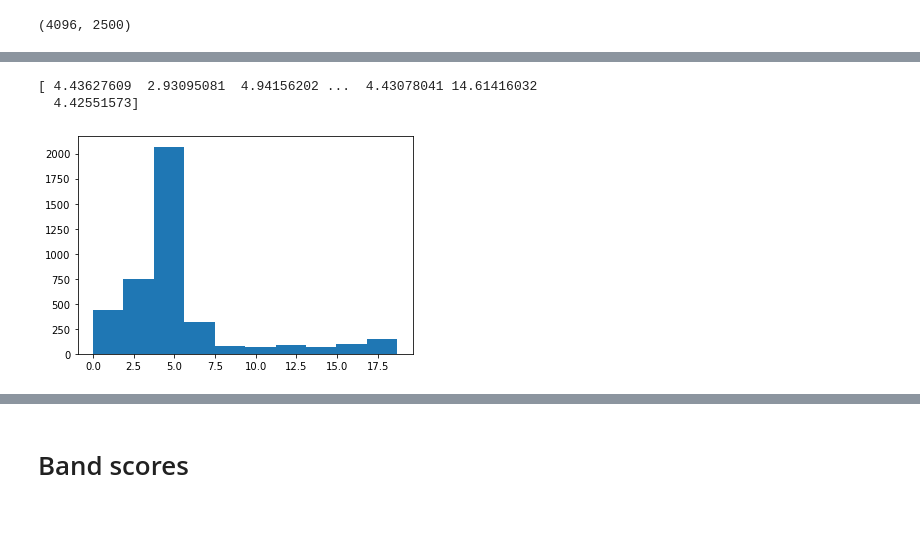
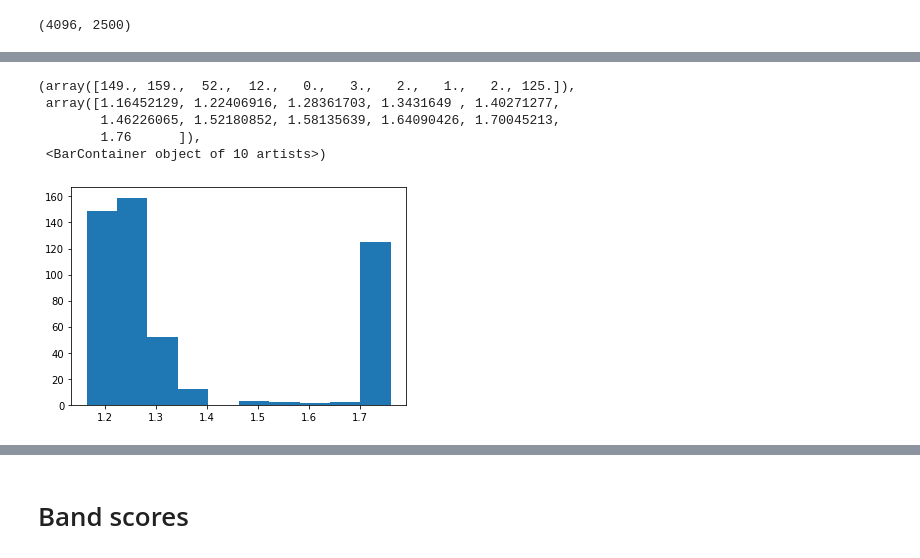
Before and after one commit to Coco233333/grid-pattern-formation, a Jupyter notebook: inspect_model.ipynb, the cells around one changed output, grey strips where cells are left out. Saved outputs shown, nothing was run; the diff lists cells and outputs as text; code cells hidden in the pictures; blank space fills up the shorter version.

```diff
--- a/inspect_model.ipynb
+++ b/inspect_model.ipynb
@@ -228,11 +225,15 @@ np.save('rate_map.npy', rate_map)
 # %% [markdown]
 # Band scores final
 # %%
+import numpy as np
 import matplotlib.pyplot as plt
 import numpy.fft as nf
 from scipy.optimize import curve_fit
 
-def band_score(rate,res, loc):
+def band_score(rate,res):
+    X,Y = np.meshgrid(np.linspace(-2,2,res),np.linspace(-2,2,res))
+    x_flat,y_flat = X.flatten(), Y.flatten()
+    loc = np.stack([x_flat,y_flat])
     def spectrum(ratemap):
         res = ratemap.shape[0]
         fft_rate = np.abs(nf.fftshift(nf.fft2(ratemap)))
@@ -265,13 +266,17 @@ def band_score(rate,res, loc):
         )
         # print("Returning last known parameters:", params)
     # return popt, pcov
-
-    L = params[1]
+    dx = 4.4/res
+    k0 = params[1]
     phi = params[2]
     sigma = params[3]
+    kx = k0*np.cos(phi)/2*(1/dx/2)*np.pi*2
+    ky = k0*np.sin(phi)/2*(1/dx/2)*np.pi*2
+    k = np.sqrt(kx**2+ky**2)# The maximum frequency is 1/dx, correspoding k = np.pi*2/dx
     # print(params)
     gx = gaussian(loc, params[0], params[1], params[2], params[3])
 
     # 计算相关性
     band_scores = np.dot(fft_rate.ravel(), gx.ravel()) / (1e-8+np.linalg.norm(fft_rate.ravel()) * np.linalg.norm(gx.ravel())) / sigma
-    return band_scores, ratemap, params, fft_rate, gx, L, phi, sigma
+
+    return band_scores, ratemap, params, fft_rate, gx, k, phi, sigma
@@ -280,9 +303,6 @@ from tqdm import tqdm
 import numpy as np
 
 res = 50
-X,Y = np.meshgrid(np.linspace(-2,2,res),np.linspace(-2,2,res))
-x_flat,y_flat = X.flatten(), Y.flatten()
-loc = np.stack([x_flat,y_flat])
 
 data = np.load('rate_map.npy')
 print(data.shape)
@@ -295,9 +315,8 @@ sigma = np.zeros(Ng,)
 ratemap = np.zeros([Ng,50,50])
 for i in tqdm(range(Ng)):
     rate = data[i]-np.mean(data[i])
-    band_scores, rm, params, fft_rate, gx, k[i], phi[i], sigma[i] = band_score(rate,res,loc)
+    band_scores, rm, params, fft_rate, gx, k[i], phi[i], sigma[i] = band_score(rate,res)
     ratemap[i] = rm
     score[i] = band_scores
-# plt.hist(score)
 # %% [output]
 (4096, 2500)
@@ -306,4 +329,6 @@ score_thres = 14.5
 # %%
+score_thres = 8.0
+
 index = np.argsort(-score)
 n_sub = 5
 fig,ax = plt.subplots(n_sub,n_sub)
@@ -323,7 +367,10 @@ selected cell number: 259
 # %%
-plt.hist(score)
-print(score)
+plt.hist(L[index_band])
+# print(score)
 # %% [output]
-[ 4.43627609  2.93095081  4.94156202 ...  4.43078041 14.61416032
-  4.42551573]
+(array([149., 159.,  52.,  12.,   0.,   3.,   2.,   1.,   2., 125.]),
+ array([1.16452129, 1.22406916, 1.28361703, 1.3431649 , 1.40271277,
+        1.46226065, 1.52180852, 1.58135639, 1.64090426, 1.70045213,
+        1.76      ]),
+ <BarContainer object of 10 artists>)
-[figure, old version]
+[figure, new version]
```
Also changed, not shown: parts of 20 cells of this notebook.
